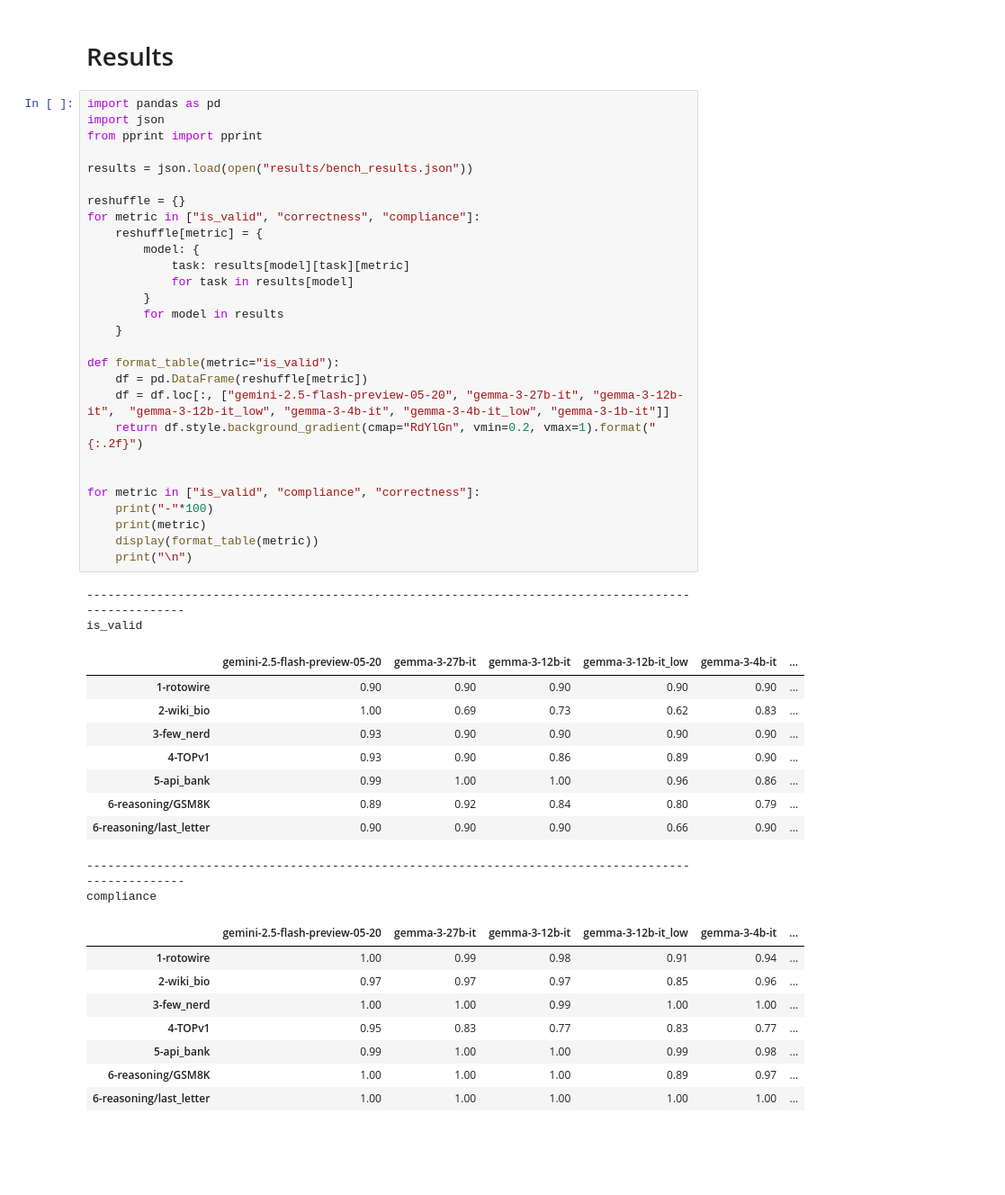
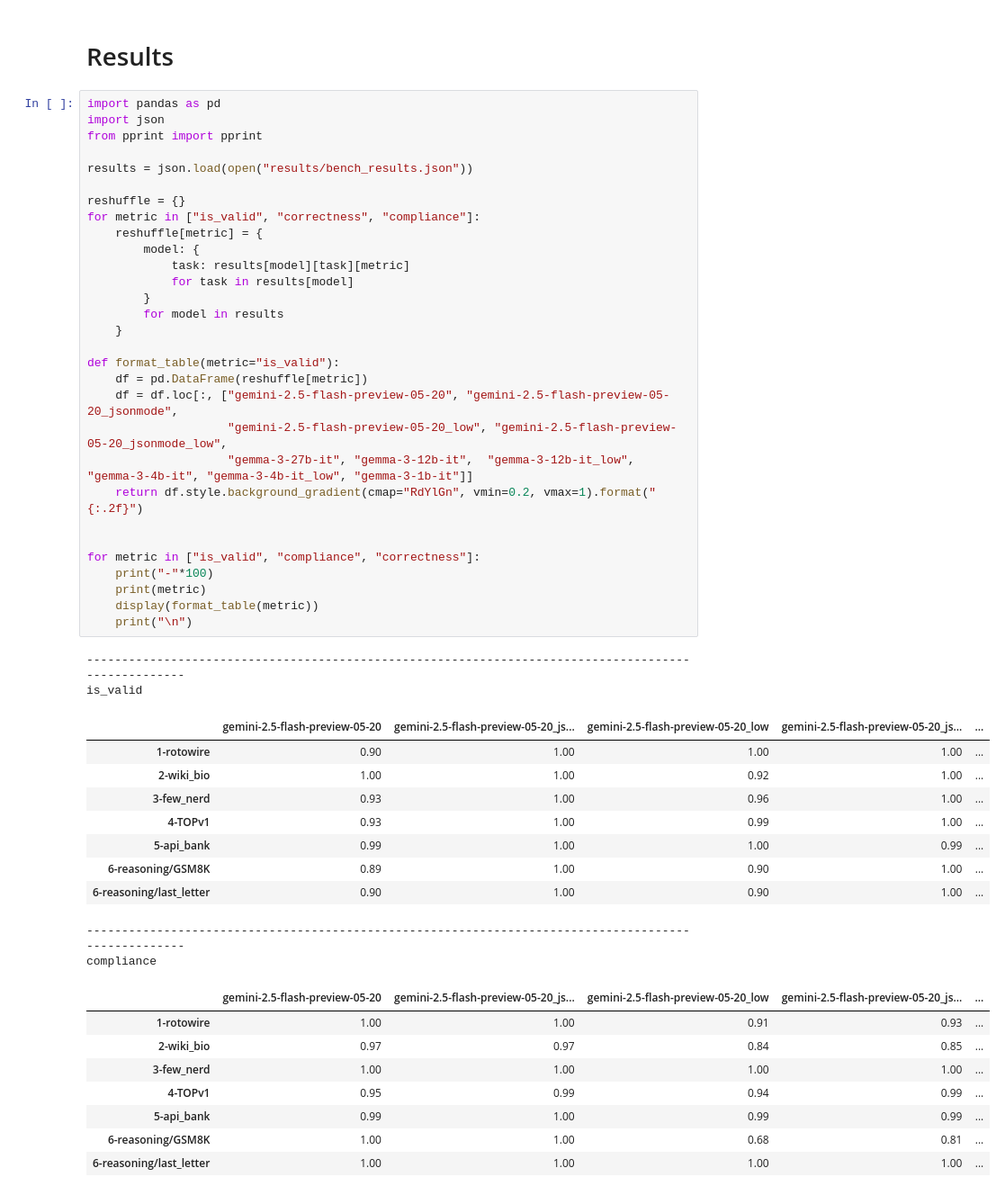
Before and after one commit to matthieudelsart/structured-outputs-benchmark, a Jupyter notebook: notebooks/bench_results.ipynb, the cells around one changed output. Shown at 90% size. Saved outputs shown, nothing was run; the diff lists cells and outputs as text; blank space fills up the shorter version.

Commit message:
json mode gemini on high/low prompt

```diff
--- a/notebooks/bench_results.ipynb
+++ b/notebooks/bench_results.ipynb
@@ -23,51 +23,53 @@ if Path.cwd() != root:
 # %%
 import pandas as pd
 import json
 from pprint import pprint
 
 results = json.load(open("results/bench_results.json"))
 
 reshuffle = {}
 for metric in ["is_valid", "correctness", "compliance"]:
     reshuffle[metric] = {
         model: {
             task: results[model][task][metric]
             for task in results[model]
         }
         for model in results
     }
 
 def format_table(metric="is_valid"):
     df = pd.DataFrame(reshuffle[metric])
-    df = df.loc[:, ["gemini-2.5-flash-preview-05-20", "gemma-3-27b-it", "gemma-3-12b-it",  "gemma-3-12b-it_low", "gemma-3-4b-it", "gemma-3-4b-it_low", "gemma-3-1b-it"]]
+    df = df.loc[:, ["gemini-2.5-flash-preview-05-20", "gemini-2.5-flash-preview-05-20_jsonmode",
+                    "gemini-2.5-flash-preview-05-20_low", "gemini-2.5-flash-preview-05-20_jsonmode_low",
+                    "gemma-3-27b-it", "gemma-3-12b-it",  "gemma-3-12b-it_low", "gemma-3-4b-it", "gemma-3-4b-it_low", "gemma-3-1b-it"]]
     return df.style.background_gradient(cmap="RdYlGn", vmin=0.2, vmax=1).format("{:.2f}")
 
 
 for metric in ["is_valid", "compliance", "correctness"]:
     print("-"*100)
     print(metric)
     display(format_table(metric))
     print("\n")
 # %% [output]
 ----------------------------------------------------------------------------------------------------
 is_valid
-|  | gemini-2.5-flash-preview-05-20 | gemma-3-27b-it | gemma-3-12b-it | gemma-3-12b-it_low | gemma-3-4b-it | ... |
-| 1-rotowire | 0.90 | 0.90 | 0.90 | 0.90 | 0.90 | ... |
-| 2-wiki_bio | 1.00 | 0.69 | 0.73 | 0.62 | 0.83 | ... |
-| 3-few_nerd | 0.93 | 0.90 | 0.90 | 0.90 | 0.90 | ... |
-| 4-TOPv1 | 0.93 | 0.90 | 0.86 | 0.89 | 0.90 | ... |
-| 5-api_bank | 0.99 | 1.00 | 1.00 | 0.96 | 0.86 | ... |
-| 6-reasoning/GSM8K | 0.89 | 0.92 | 0.84 | 0.80 | 0.79 | ... |
-| 6-reasoning/last_letter | 0.90 | 0.90 | 0.90 | 0.66 | 0.90 | ... |
+|  | gemini-2.5-flash-preview-05-20 | gemini-2.5-flash-preview-05-20_js... | gemini-2.5-flash-preview-05-20_low | gemini-2.5-flash-preview-05-20_js... | ... |
+| 1-rotowire | 0.90 | 1.00 | 1.00 | 1.00 | ... |
+| 2-wiki_bio | 1.00 | 1.00 | 0.92 | 1.00 | ... |
+| 3-few_nerd | 0.93 | 1.00 | 0.96 | 1.00 | ... |
+| 4-TOPv1 | 0.93 | 1.00 | 0.99 | 1.00 | ... |
+| 5-api_bank | 0.99 | 1.00 | 1.00 | 0.99 | ... |
+| 6-reasoning/GSM8K | 0.89 | 1.00 | 0.90 | 1.00 | ... |
+| 6-reasoning/last_letter | 0.90 | 1.00 | 0.90 | 1.00 | ... |
 ----------------------------------------------------------------------------------------------------
 compliance
-|  | gemini-2.5-flash-preview-05-20 | gemma-3-27b-it | gemma-3-12b-it | gemma-3-12b-it_low | gemma-3-4b-it | ... |
-| 1-rotowire | 1.00 | 0.99 | 0.98 | 0.91 | 0.94 | ... |
-| 2-wiki_bio | 0.97 | 0.97 | 0.97 | 0.85 | 0.96 | ... |
-| 3-few_nerd | 1.00 | 1.00 | 0.99 | 1.00 | 1.00 | ... |
-| 4-TOPv1 | 0.95 | 0.83 | 0.77 | 0.83 | 0.77 | ... |
-| 5-api_bank | 0.99 | 1.00 | 1.00 | 0.99 | 0.98 | ... |
-| 6-reasoning/GSM8K | 1.00 | 1.00 | 1.00 | 0.89 | 0.97 | ... |
-| 6-reasoning/last_letter | 1.00 | 1.00 | 1.00 | 1.00 | 1.00 | ... |
+|  | gemini-2.5-flash-preview-05-20 | gemini-2.5-flash-preview-05-20_js... | gemini-2.5-flash-preview-05-20_low | gemini-2.5-flash-preview-05-20_js... | ... |
+| 1-rotowire | 1.00 | 1.00 | 0.91 | 0.93 | ... |
+| 2-wiki_bio | 0.97 | 0.97 | 0.84 | 0.85 | ... |
+| 3-few_nerd | 1.00 | 1.00 | 1.00 | 1.00 | ... |
+| 4-TOPv1 | 0.95 | 0.99 | 0.94 | 0.99 | ... |
+| 5-api_bank | 0.99 | 1.00 | 0.99 | 0.99 | ... |
+| 6-reasoning/GSM8K | 1.00 | 1.00 | 0.68 | 0.81 | ... |
+| 6-reasoning/last_letter | 1.00 | 1.00 | 1.00 | 1.00 | ... |
 ----------------------------------------------------------------------------------------------------
 correctness
```
Also changed, not shown: parts of 1 cell of this notebook, 25 other files.
